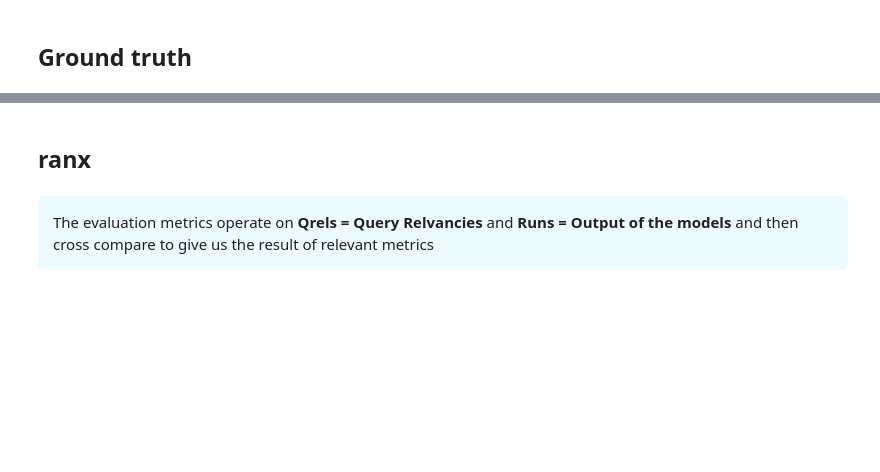
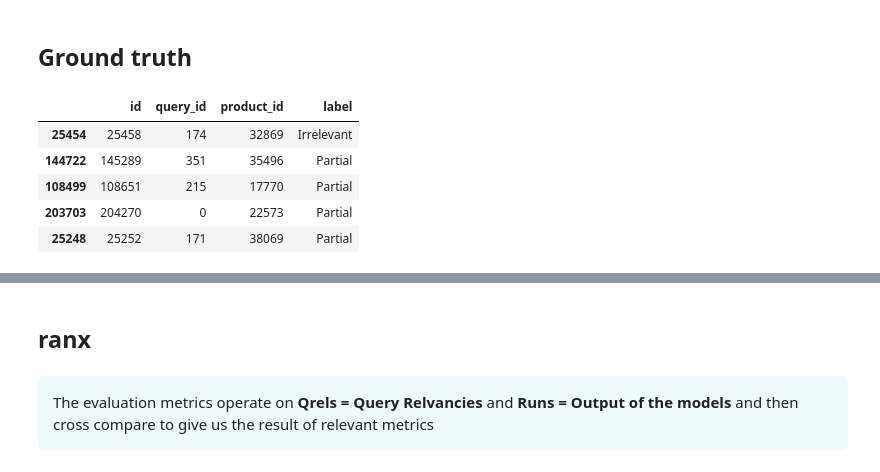
Before and after one commit to jamil2388/RAG, a Jupyter notebook: Measuring_Search_Relevance.ipynb, the cells around one changed output, grey strips where cells are left out. Saved outputs shown, nothing was run; the diff lists cells and outputs as text; code cells hidden in the pictures; blank space fills up the shorter version.

```diff
--- a/Measuring_Search_Relevance.ipynb
+++ b/Measuring_Search_Relevance.ipynb
@@ -158,7 +209,14 @@ queries_df.head()
 ## Ground truth
 # %%
 labels_df = pd.read_csv(
-    "shared_data/WANDS/label.csv",
+    "data/WANDS/label.csv",
     sep="\t",
 )
 labels_df.sample(n=5)
+# %% [output]
+|  | id | query_id | product_id | label |
+| 25454 | 25458 | 174 | 32869 | Irrelevant |
+| 144722 | 145289 | 351 | 35496 | Partial |
+| 108499 | 108651 | 215 | 17770 | Partial |
+| 203703 | 204270 | 0 | 22573 | Partial |
+| 25248 | 25252 | 171 | 38069 | Partial |
```
Also changed, not shown: parts of 19 cells of this notebook, 1 other file.
